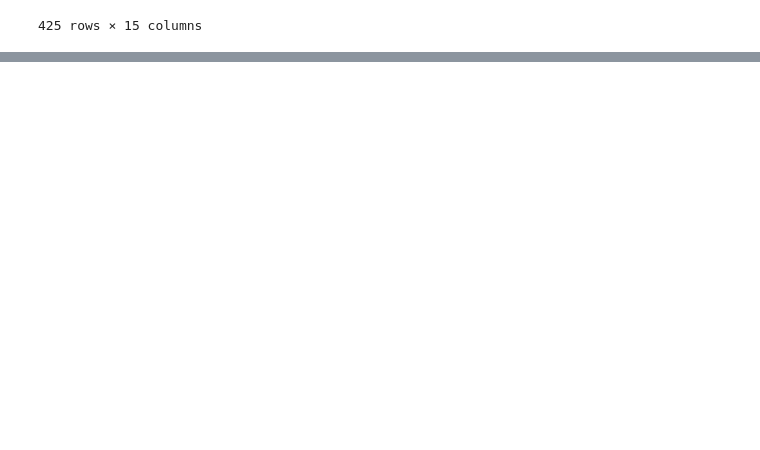
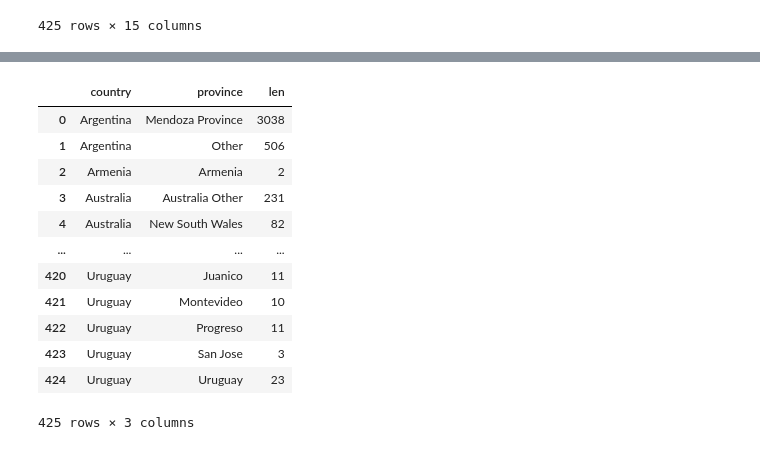
Before and after one commit to Kur0n3-112/CuadernosJupyterlab, a Jupyter notebook: kaggle/02_Pandas.ipynb, the cells around one changed output, grey strips where cells are left out. Saved outputs shown, nothing was run; the diff lists cells and outputs as text; code cells hidden in the pictures; blank space fills up the shorter version.

```diff
--- a/kaggle/02_Pandas.ipynb
+++ b/kaggle/02_Pandas.ipynb
@@ -668,0 +722,3 @@ reviews.groupby(['country', 'province']).apply(lambda df: df.loc[df.points.idxma
+# %%
+countries_reviewed = reviews.groupby(['country', 'province']).description.agg([len])
+countries_reviewed
@@ -668,0 +751,16 @@ reviews.groupby(['country', 'province']).apply(lambda df: df.loc[df.points.idxma
+# %%
+countries_reviewed.reset_index()
+# %% [output]
+|  | country | province | len |
+| 0 | Argentina | Mendoza Province | 3038 |
+| 1 | Argentina | Other | 506 |
+| 2 | Armenia | Armenia | 2 |
+| 3 | Australia | Australia Other | 231 |
+| 4 | Australia | New South Wales | 82 |
+| ... | ... | ... | ... |
+| 420 | Uruguay | Juanico | 11 |
+| 421 | Uruguay | Montevideo | 10 |
+| 422 | Uruguay | Progreso | 11 |
+| 423 | Uruguay | San Jose | 3 |
+| 424 | Uruguay | Uruguay | 23 |
+425 rows × 3 columns
```
Also changed, not shown: parts of 18 cells of this notebook.
